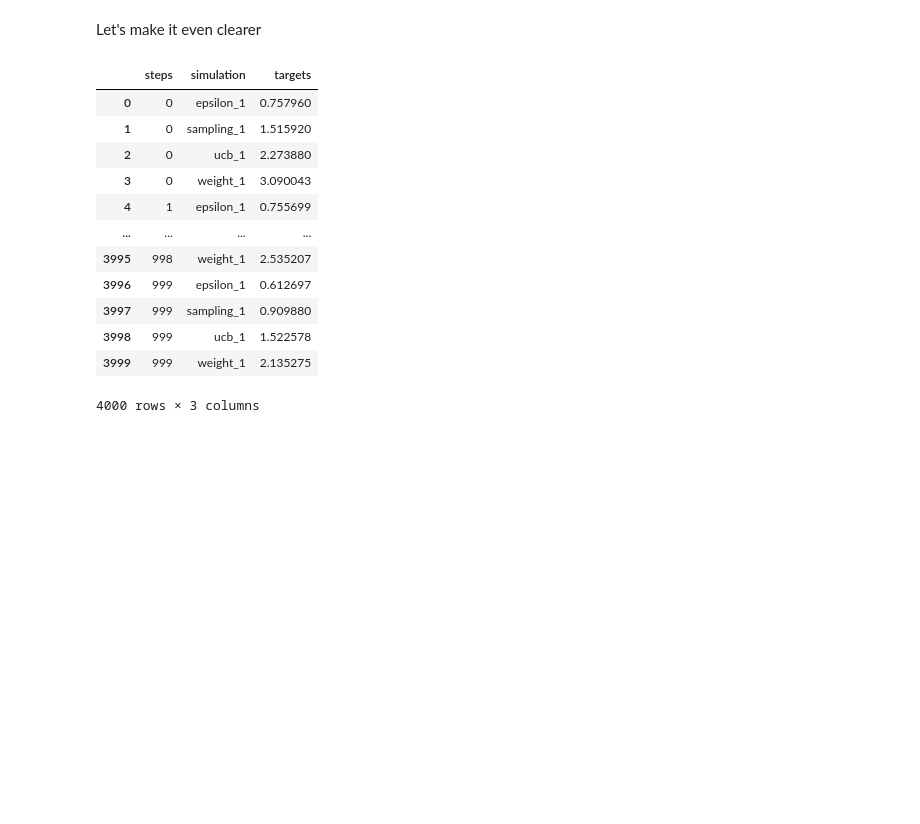
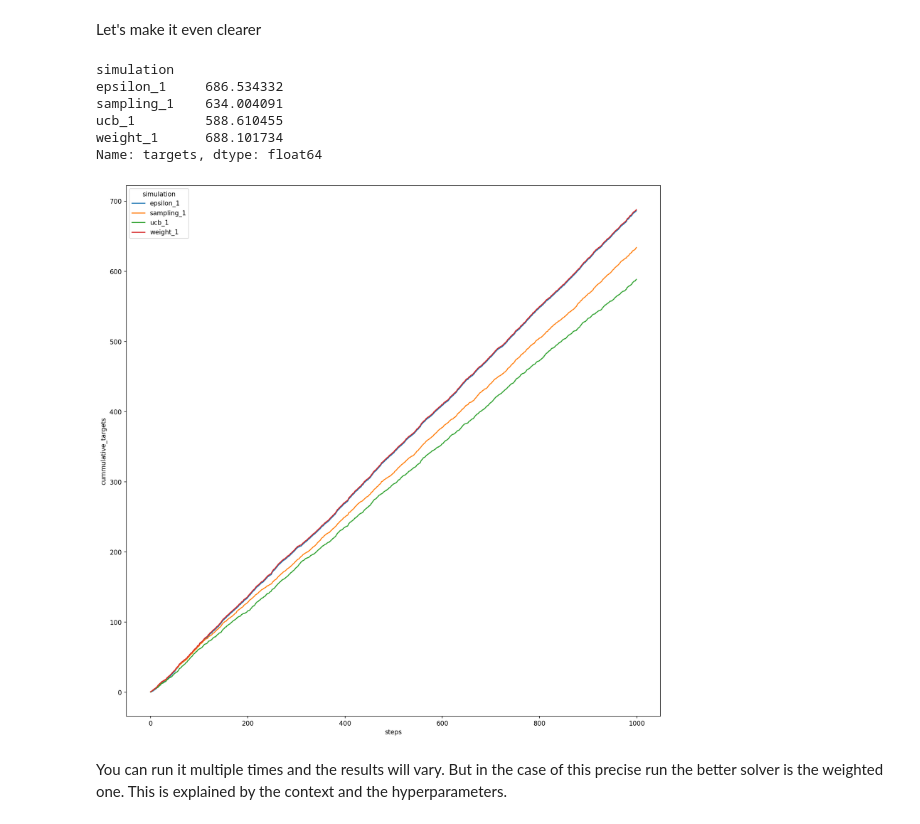
Before and after one commit to The-Faust/bandit_agents, a Jupyter notebook: README.ipynb, the cells around one changed output. Cells and saved outputs as stored; diff of their text form; code cells hidden in the pictures; blank space fills up the shorter version.

Commit message:
performance analysis begins

```diff
--- a/README.ipynb
+++ b/README.ipynb
@@ -253,19 +271,23 @@ f: Axes = sns.lineplot(
 # %% [markdown]
 Let's make it even clearer
-# %%
-cummulative_targets_df: DataFrame = basic_performance_comparison_df.groupby(['steps', 'simulation']).targets.sum().groupby(level=0).cumsum().reset_index()
-cummulative_targets_df
-# %% [output]
-|  | steps | simulation | targets |
-| 0 | 0 | epsilon_1 | 0.757960 |
-| 1 | 0 | sampling_1 | 1.515920 |
-| 2 | 0 | ucb_1 | 2.273880 |
-| 3 | 0 | weight_1 | 3.090043 |
-| 4 | 1 | epsilon_1 | 0.755699 |
-| ... | ... | ... | ... |
-| 3995 | 998 | weight_1 | 2.535207 |
-| 3996 | 999 | epsilon_1 | 0.612697 |
-| 3997 | 999 | sampling_1 | 0.909880 |
-| 3998 | 999 | ucb_1 | 1.522578 |
-| 3999 | 999 | weight_1 | 2.135275 |
-4000 rows × 3 columns
+# %%
+basic_performance_comparison_df['cummulative_targets'] = basic_performance_comparison_df.groupby(['simulation']).targets.cumsum()
+
+f: Axes = sns.lineplot(
+    basic_performance_comparison_df.loc[basic_performance_comparison_df.steps < 1000],
+    x='steps',
+    y='cummulative_targets',
+    hue='simulation'
+)
+
+basic_performance_comparison_df.groupby('simulation').targets.sum()
+# %% [output]
+simulation
+epsilon_1     686.534332
+sampling_1    634.004091
+ucb_1         588.610455
+weight_1      688.101734
+Name: targets, dtype: float64
+[figure, added]
+# %% [markdown]
+You can run it multiple times and the results will vary. But in the case of this precise run the better solver is the weighted one. This is explained by the context and the hyperparameters.
```
Also changed, not shown: parts of 9 cells of this notebook.
